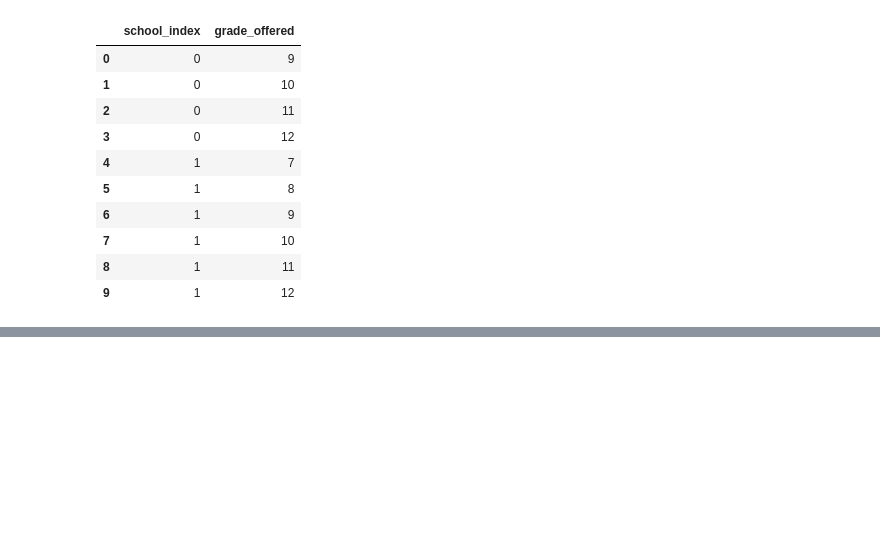
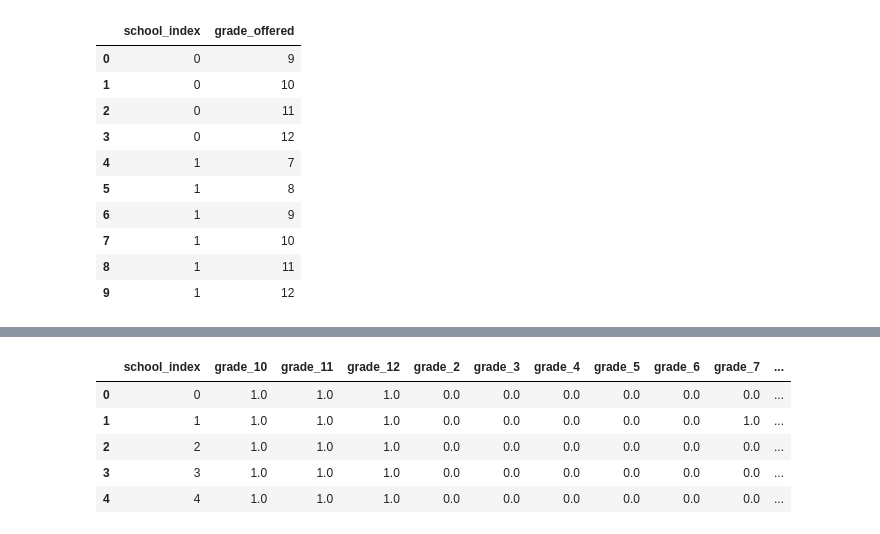
Before and after one commit to cenuno/classification, a Jupyter notebook: separate_rows/separate_rows.ipynb, the cells around one changed output, grey strips where cells are left out. Drawn from its saved outputs; the diff is of its cells as text; code cells hidden in the pictures; blank space fills up the shorter version.

```diff
--- a/separate_rows/separate_rows.ipynb
+++ b/separate_rows/separate_rows.ipynb
@@ -113 +177,11 @@ grades_df.head(10)
+# %%
+grades_ohe_dedup_df = grades_ohe_df.groupby("school_index")[ohe.columns].agg("sum").reset_index()
+grades_ohe_dedup_df.head()
+# %% [output]
+|  | school_index | grade_10 | grade_11 | grade_12 | grade_2 | grade_3 | grade_4 | grade_5 | grade_6 | grade_7 | ... |
+| 0 | 0 | 1.0 | 1.0 | 1.0 | 0.0 | 0.0 | 0.0 | 0.0 | 0.0 | 0.0 | ... |
+| 1 | 1 | 1.0 | 1.0 | 1.0 | 0.0 | 0.0 | 0.0 | 0.0 | 0.0 | 1.0 | ... |
+| 2 | 2 | 1.0 | 1.0 | 1.0 | 0.0 | 0.0 | 0.0 | 0.0 | 0.0 | 0.0 | ... |
+| 3 | 3 | 1.0 | 1.0 | 1.0 | 0.0 | 0.0 | 0.0 | 0.0 | 0.0 | 0.0 | ... |
+| 4 | 4 | 1.0 | 1.0 | 1.0 | 0.0 | 0.0 | 0.0 | 0.0 | 0.0 | 0.0 | ... |
 # %% [markdown]
```
Also changed, not shown: parts of 13 cells of this notebook, 1 other file.
